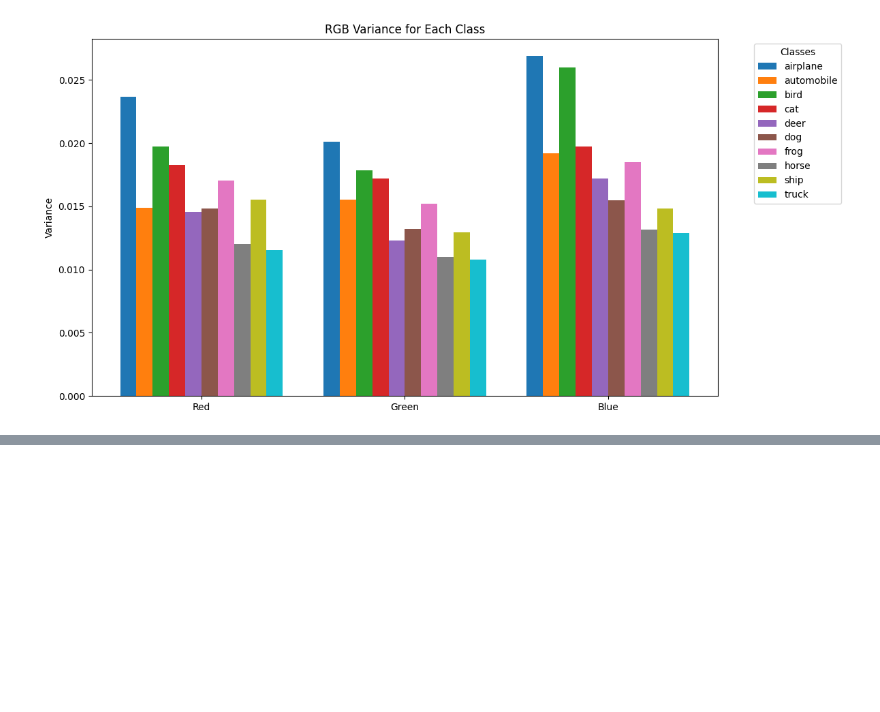
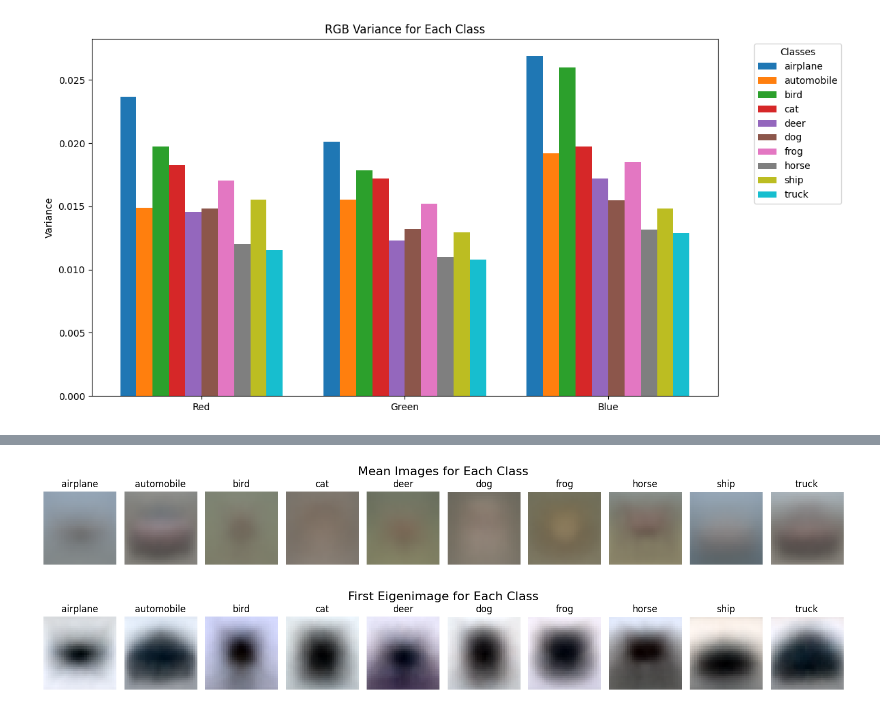
Before and after one commit to SnowdasNeves/wildlife-image-classifier, a Jupyter notebook: cifar10-eda.ipynb, the cells around one changed output, grey strips where cells are left out. Drawn from its saved outputs; the diff is of its cells as text; code cells hidden in the pictures; blank space fills up the shorter version.

```diff
--- a/cifar10-eda.ipynb
+++ b/cifar10-eda.ipynb
@@ -157,0 +178,70 @@ plt.show()
+# %%
+def mean_img(dataset):
+    mean_images = []
+
+    for class_idx in range(len(dataset.classes)):
+        class_images = dataset.data[np.array(dataset.targets) == class_idx]
+
+        mean_image = np.mean(class_images, axis=0)
+        mean_images.append(mean_image)
+
+    mean_images = np.array(mean_images)
+
+    fig, ax = plt.subplots(1, 10, figsize=(15, 2))
+
+    for i, mean_image in enumerate(mean_images):
+        ax[i].imshow(mean_image.astype('uint8'))
+        ax[i].axis('off')
+        ax[i].set_title(f'{dataset.classes[i]}')
+
+    plt.suptitle('Mean Images for Each Class', fontsize=16)
+    plt.tight_layout()
+    plt.show()
+
+mean_img(train_set)
+# %% [output]
+[figure, added]
+# %%
+def eingen_img(dataset):
+    n_components = 5
+
+    eigenimages = []
+
+    for class_idx in range(len(dataset.classes)):
+        class_images = dataset.data[np.array(dataset.targets) == class_idx]
+
+        n_samples, height, width, channels = class_images.shape
+        class_images_flat = class_images.reshape(n_samples, -1)
+
+        pca = PCA(n_components=n_components)
+        pca.fit(class_images_flat)
+
+        eigenvectors = pca.components_.reshape(n_components, height, width, channels)
+
+        # Normalizing eigenvectors to fit in 0-255 range for RGB space
+        eigenvectors_normalized = []
+
+        for eigenvector in eigenvectors:
+            eigenvector_min = eigenvector.min()
+            eigenvector_max = eigenvector.max()
+            normalized = 255 * (eigenvector - eigenvector_min) / (eigenvector_max - eigenvector_min)
+            eigenvectors_normalized.append(normalized)
+
+        eigenimages.append(eigenvectors_normalized)
+
+    eigenimages = np.array(eigenimages)
+
+    fig, ax = plt.subplots(1, 10, figsize=(15, 2))
+
+    for i in range(len(dataset.classes)):
+        ax[i].imshow(eigenimages[i, 0].astype('uint8'))
+        ax[i].axis('off')
+        ax[i].set_title(f'{dataset.classes[i]}')
+
+    plt.suptitle('First Eigenimage for Each Class', fontsize=16)
+    plt.tight_layout()
+    plt.show()
+
+eingen_img(train_set)
+# %% [output]
+[figure, added]
```
Also changed, not shown: parts of 10 cells of this notebook.
